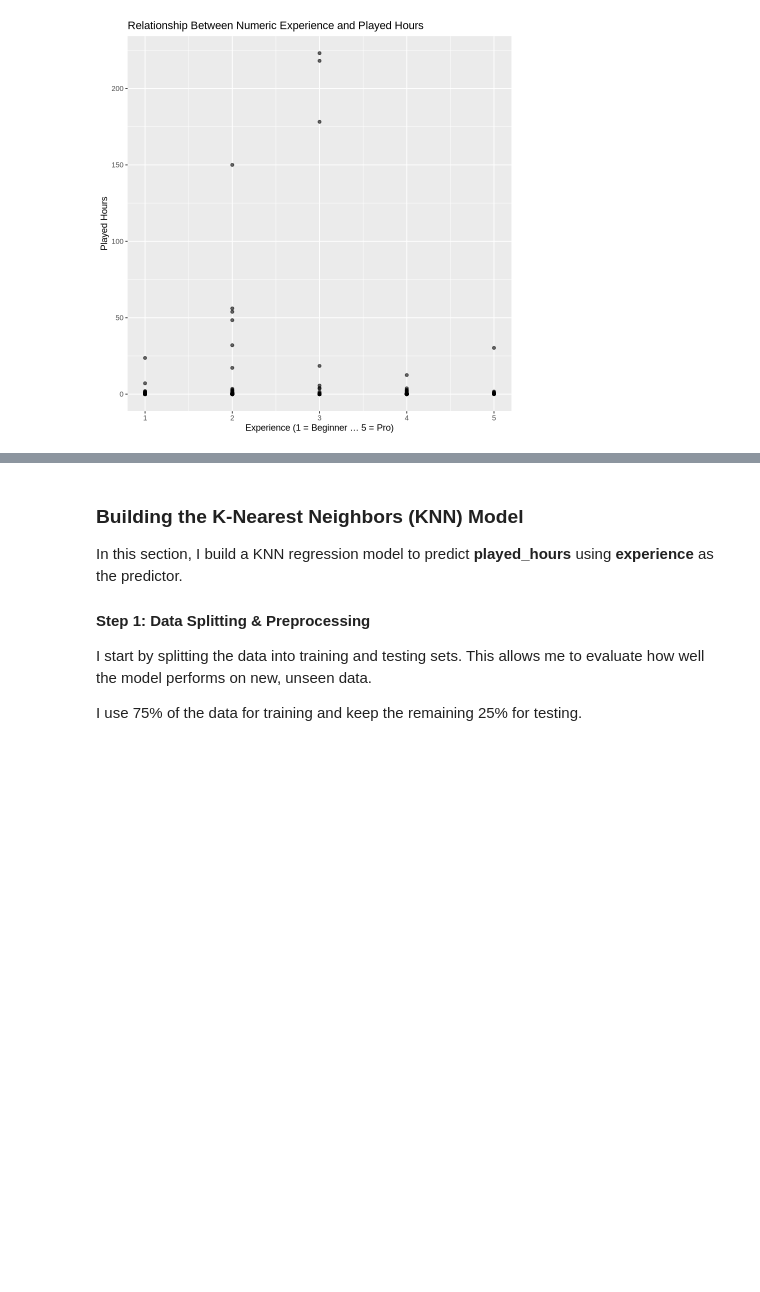
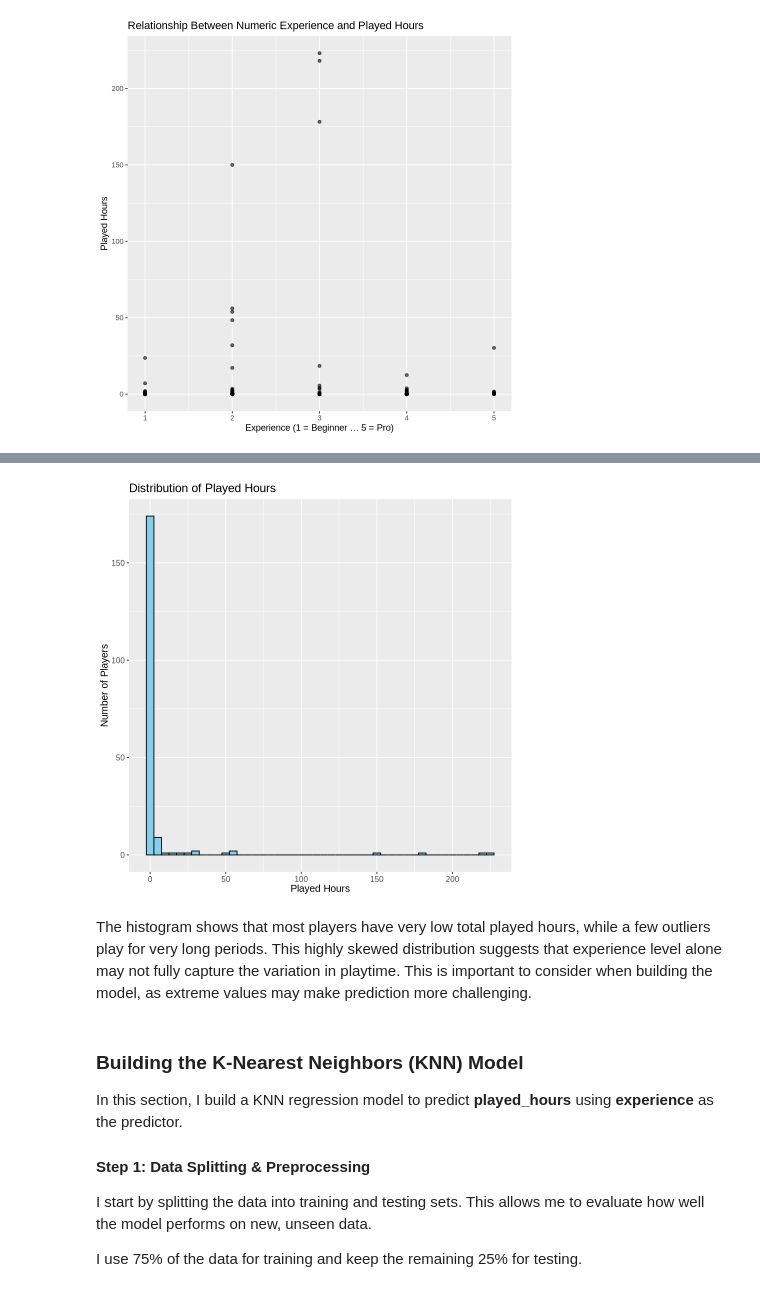
Before and after one commit to anroopchandi/datasci_project, a Jupyter notebook: Project-Notebook.ipynb, the cells around one changed output, grey strips where cells are left out. Saved outputs shown, nothing was run; the diff lists cells and outputs as text; code cells hidden in the pictures; blank space fills up the shorter version.

```diff
--- a/Project-Notebook.ipynb
+++ b/Project-Notebook.ipynb
@@ -121,13 +121,9 @@ We will then select just the two variables we need:
 - `played_hours`: total playtime (response variable)
 # %%
 players_data <- read_csv("players (1).csv", show_col_types = FALSE) %>%
-  mutate(
-    experience = factor(
-      experience,
-      levels = c("Beginner", "Amateur", "Regular", "Veteran", "Pro"),
-    ),
-    exp_num = as.numeric(experience)
-  )
+  mutate(experience = factor(experience,
+                             levels = c("Beginner", "Amateur", "Regular", "Veteran", "Pro"),),
+         exp_num = as.numeric(experience))
 
 knn_df <- players_data %>%
   select(exp_num, played_hours)
@@ -173,3 +171,17 @@ From the plot above, we can see that while a few players have very high playtime
+# %%
+players_data_histogram<-players_data |>
+  ggplot(aes(x = played_hours)) +
+  geom_histogram(binwidth = 5, fill = "skyblue", color = "black") +
+  labs(title = "Distribution of Played Hours",
+       x = "Played Hours",
+       y = "Number of Players") +
+  theme(text = element_text(size = 12))
+
+players_data_histogram
+# %% [output]
+[figure, added]
+# %% [markdown]
+The histogram shows that most players have very low total played hours, while a few outliers play for very long periods. This highly skewed distribution suggests that experience level alone may not fully capture the variation in playtime. This is important to consider when building the model, as extreme values may make prediction more challenging.
 # %% [markdown]
 ### **Building the K-Nearest Neighbors (KNN) Model**
 In this section, I build a KNN regression model to predict **played_hours** using **experience** as the predictor.
```
Also changed, not shown: parts of 23 cells of this notebook.
